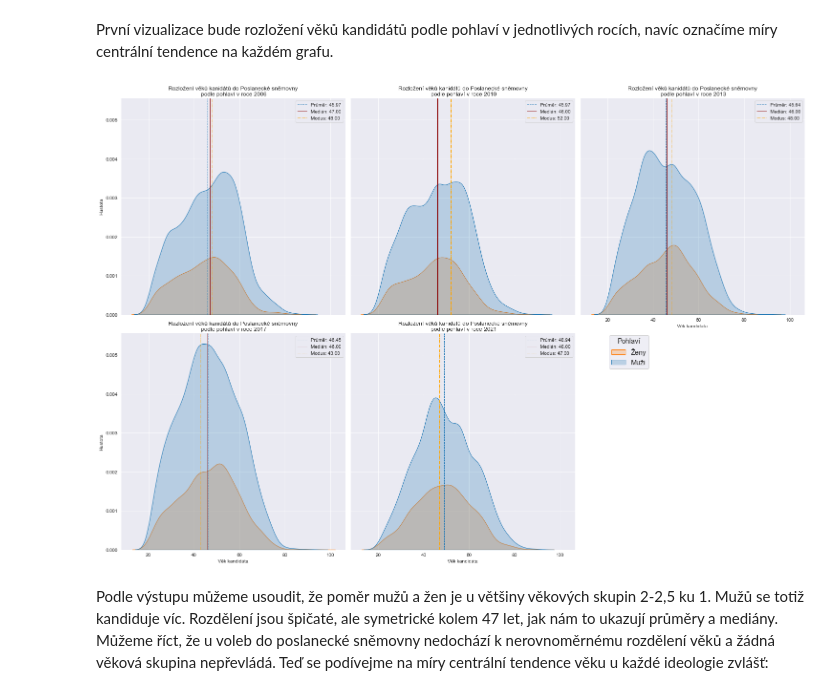
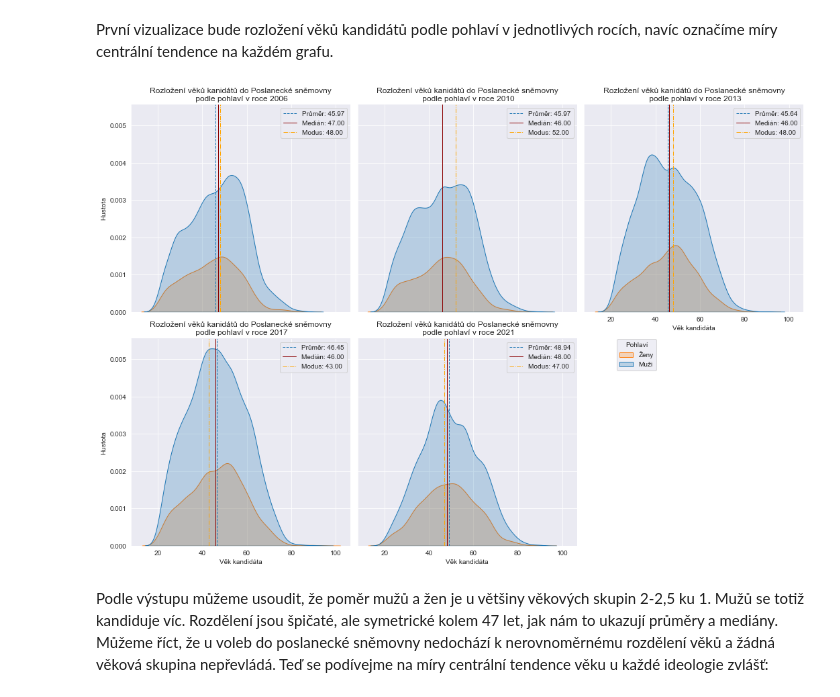
Before and after one commit to rmnskb/cz-elections, a Jupyter notebook: cz_elections_analysis.ipynb, the cells around one changed output. Drawn from its saved outputs; the diff is of its cells as text; code cells hidden in the pictures.

```diff
--- a/cz_elections_analysis.ipynb
+++ b/cz_elections_analysis.ipynb
@@ -319,32 +319,32 @@ První vizualizace bude rozložení věků kandidátů podle pohlaví v jednotli
 # %%
 # knihovna seaborn a distribution plot budou použity pro daný účel, každý rok bude mít svůj graf
 g = sns.displot(
         data=snem_long, x="vek", hue="pohlavi", kind="kde",
         fill=True, legend=True, col="year", col_wrap=3,
-        height=7
+        height=5
     )
 g.set_titles("Rozložení věků kanidátů do Poslanecké sněmovny\n podle pohlaví v roce {col_name}",
              size="large")
 g.set(xlabel="Věk kandidáta", ylabel="Hustota")
-sns.move_legend(g, "center right", bbox_to_anchor=(.75, .45), frameon=True, fontsize="x-large",
-                title="Pohlaví", title_fontsize="x-large", labels=["Ženy", "Muži"])
+sns.move_legend(g, "center right", bbox_to_anchor=(.75, .45), frameon=True, fontsize="medium",
+                title="Pohlaví", title_fontsize="medium", labels=["Ženy", "Muži"])
 
 # také na grafech budou označeny míry centrální tendence ve tvaru svislých přímek
 years_avgs = {}
 for i, year in enumerate(snem_years):
     years_avgs[i] = [snem_long.query(f"year == {year}")["vek"].mean(),
                      snem_long.query(f"year == {year}")["vek"].median(),
                      snem_long.query(f"year == {year}")["vek"].mode().iat[0]]
 
 # nakonec přidáváme přímky na jednotlivé grafy rozložení
 axes = g.axes.flatten()
 for i, ax in enumerate(axes):
     ax.axvline(years_avgs[i][0], ls="--", lw=1.0, label=f"""Průměr: {years_avgs[i][0]:.2f}""")
     ax.axvline(years_avgs[i][1], color="darkred", lw=1.0, label=f"""Medián: {years_avgs[i][1]:.2f}""")
     ax.axvline(years_avgs[i][2], ls="-.", color="orange", lw=1.0, label=f"""Modus: {years_avgs[i][2]:.2f}""")
     ax.legend(loc=0)
 # %% [output]
-[figure, old version]
+[figure, new version]
 # %% [markdown]
 Podle výstupu můžeme usoudit, že poměr mužů a žen je u většiny věkových skupin 2-2,5 ku 1. Mužů se totiž kandiduje víc.
 Rozdělení jsou špičaté, ale symetrické kolem 47 let, jak nám to ukazují průměry a mediány. Můžeme říct, že u voleb do poslanecké sněmovny nedochází k nerovnoměrnému rozdělení věků a žádná věková skupina nepřevládá.
```
